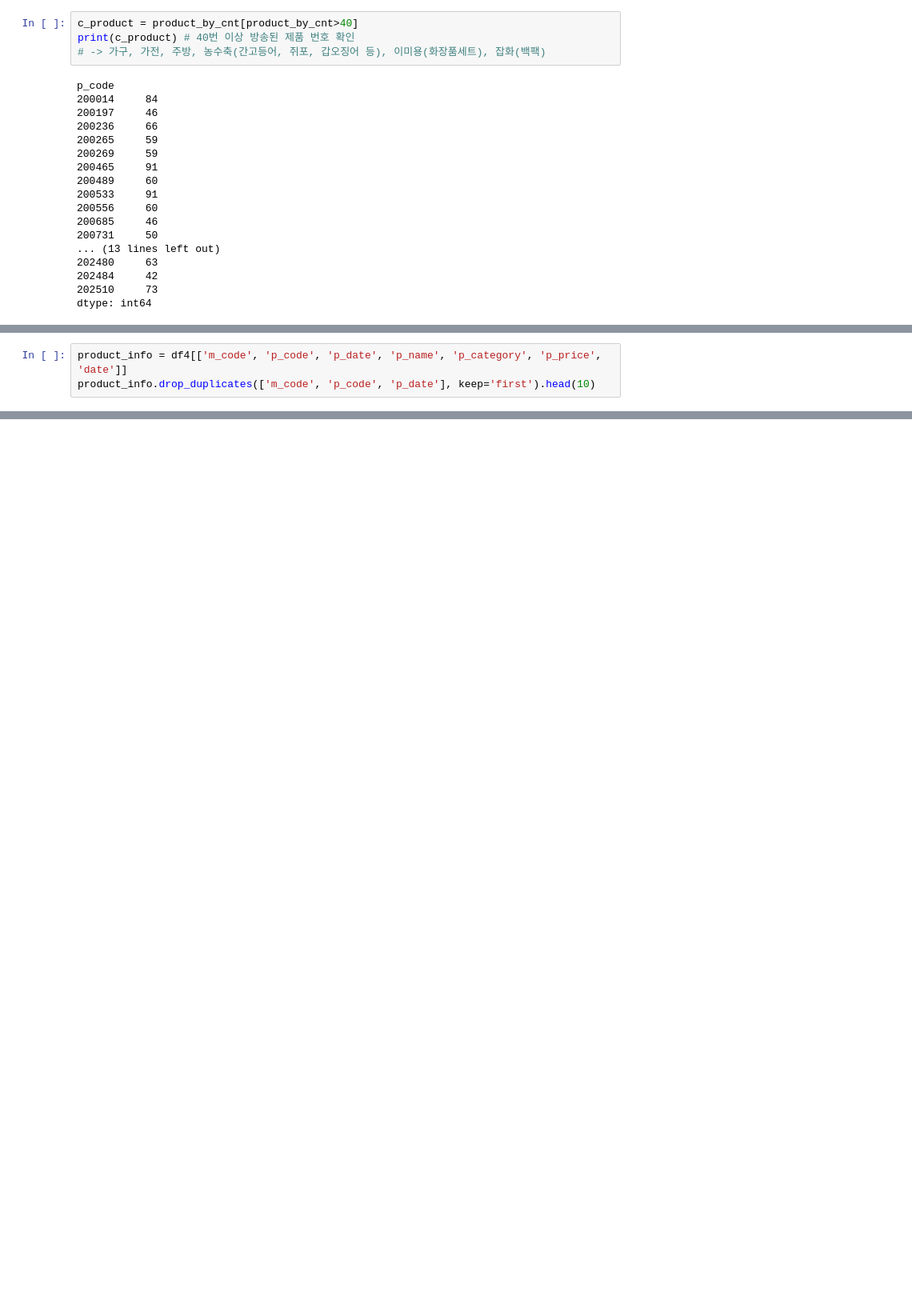
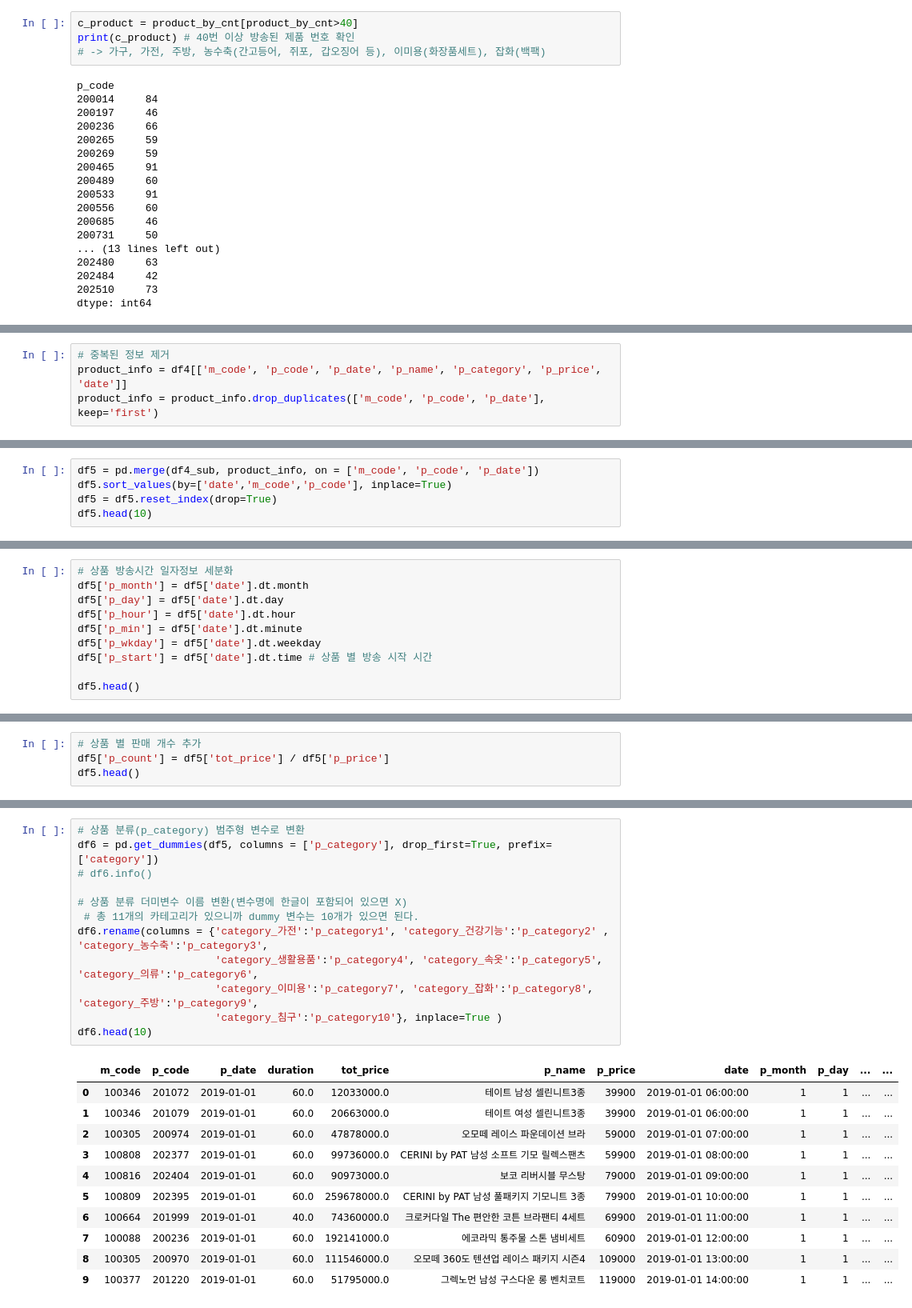
Before and after one commit to Minjeong-Kim/Final-Project, a Jupyter notebook: Final_Pjt_0814.ipynb, the cells around one changed output, grey strips where cells are left out. Shown at 80% size. Cells and saved outputs as stored; diff of their text form; blank space fills up the shorter version.

```diff
--- a/Final_Pjt_0814.ipynb
+++ b/Final_Pjt_0814.ipynb
@@ -277,3 +280,4 @@ dtype: int64
 # %%
+# 중복된 정보 제거
 product_info = df4[['m_code', 'p_code', 'p_date', 'p_name', 'p_category', 'p_price', 'date']]
-product_info.drop_duplicates(['m_code', 'p_code', 'p_date'], keep='first').head(10)
+product_info = product_info.drop_duplicates(['m_code', 'p_code', 'p_date'], keep='first')
@@ -291,0 +295,5 @@ product_info.drop_duplicates(['m_code', 'p_code', 'p_date'], keep='first').head(
+# %%
+df5 = pd.merge(df4_sub, product_info, on = ['m_code', 'p_code', 'p_date'])
+df5.sort_values(by=['date','m_code','p_code'], inplace=True)
+df5 = df5.reset_index(drop=True)
+df5.head(10)
@@ -291,0 +314,10 @@ product_info.drop_duplicates(['m_code', 'p_code', 'p_date'], keep='first').head(
+# %%
+# 상품 방송시간 일자정보 세분화
+df5['p_month'] = df5['date'].dt.month
+df5['p_day'] = df5['date'].dt.day
+df5['p_hour'] = df5['date'].dt.hour
+df5['p_min'] = df5['date'].dt.minute
+df5['p_wkday'] = df5['date'].dt.weekday
+df5['p_start'] = df5['date'].dt.time # 상품 별 방송 시작 시간
+
+df5.head()
@@ -291,0 +331,4 @@ product_info.drop_duplicates(['m_code', 'p_code', 'p_date'], keep='first').head(
+# %%
+# 상품 별 판매 개수 추가
+df5['p_count'] = df5['tot_price'] / df5['p_price']
+df5.head()
@@ -291,0 +347,24 @@ product_info.drop_duplicates(['m_code', 'p_code', 'p_date'], keep='first').head(
+# %%
+# 상품 분류(p_category) 범주형 변수로 변환
+df6 = pd.get_dummies(df5, columns = ['p_category'], drop_first=True, prefix=['category'])
+# df6.info()
+
+# 상품 분류 더미변수 이름 변환(변수명에 한글이 포함되어 있으면 X)
+ # 총 11개의 카테고리가 있으니까 dummy 변수는 10개가 있으면 된다.
+df6.rename(columns = {'category_가전':'p_category1', 'category_건강기능':'p_category2' , 'category_농수축':'p_category3',
+                      'category_생활용품':'p_category4', 'category_속옷':'p_category5', 'category_의류':'p_category6',
+                      'category_이미용':'p_category7', 'category_잡화':'p_category8', 'category_주방':'p_category9',
+                      'category_침구':'p_category10'}, inplace=True )
+df6.head(10)
+# %% [output]
+|  | m_code | p_code | p_date | duration | tot_price | p_name | p_price | date | p_month | p_day | ... | ... |
+| 0 | 100346 | 201072 | 2019-01-01 | 60.0 | 12033000.0 | 테이트 남성 셀린니트3종 | 39900 | 2019-01-01 06:00:00 | 1 | 1 | ... | ... |
+| 1 | 100346 | 201079 | 2019-01-01 | 60.0 | 20663000.0 | 테이트 여성 셀린니트3종 | 39900 | 2019-01-01 06:00:00 | 1 | 1 | ... | ... |
+| 2 | 100305 | 200974 | 2019-01-01 | 60.0 | 47878000.0 | 오모떼 레이스 파운데이션 브라 | 59000 | 2019-01-01 07:00:00 | 1 | 1 | ... | ... |
+| 3 | 100808 | 202377 | 2019-01-01 | 60.0 | 99736000.0 | CERINI by PAT 남성 소프트 기모 릴렉스팬츠 | 59900 | 2019-01-01 08:00:00 | 1 | 1 | ... | ... |
+| 4 | 100816 | 202404 | 2019-01-01 | 60.0 | 90973000.0 | 보코 리버시블 무스탕 | 79000 | 2019-01-01 09:00:00 | 1 | 1 | ... | ... |
+| 5 | 100809 | 202395 | 2019-01-01 | 60.0 | 259678000.0 | CERINI by PAT 남성 풀패키지 기모니트 3종 | 79900 | 2019-01-01 10:00:00 | 1 | 1 | ... | ... |
+| 6 | 100664 | 201999 | 2019-01-01 | 40.0 | 74360000.0 | 크로커다일 The 편안한 코튼 브라팬티 4세트 | 69900 | 2019-01-01 11:00:00 | 1 | 1 | ... | ... |
+| 7 | 100088 | 200236 | 2019-01-01 | 60.0 | 192141000.0 | 에코라믹 통주물 스톤 냄비세트 | 60900 | 2019-01-01 12:00:00 | 1 | 1 | ... | ... |
+| 8 | 100305 | 200970 | 2019-01-01 | 60.0 | 111546000.0 | 오모떼 360도 텐션업 레이스 패키지 시즌4 | 109000 | 2019-01-01 13:00:00 | 1 | 1 | ... | ... |
+| 9 | 100377 | 201220 | 2019-01-01 | 60.0 | 51795000.0 | 그렉노먼 남성 구스다운 롱 벤치코트 | 119000 | 2019-01-01 14:00:00 | 1 | 1 | ... | ... |
```
Also changed, not shown: parts of 16 cells of this notebook.
